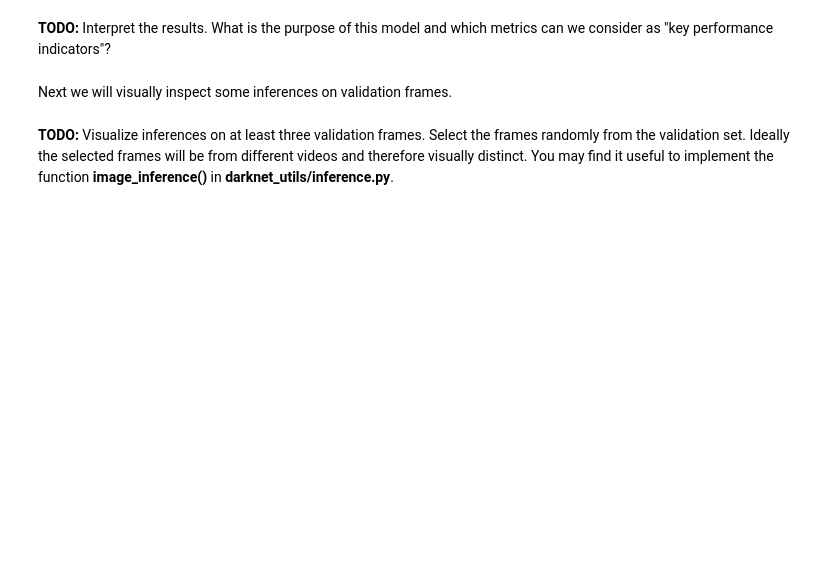
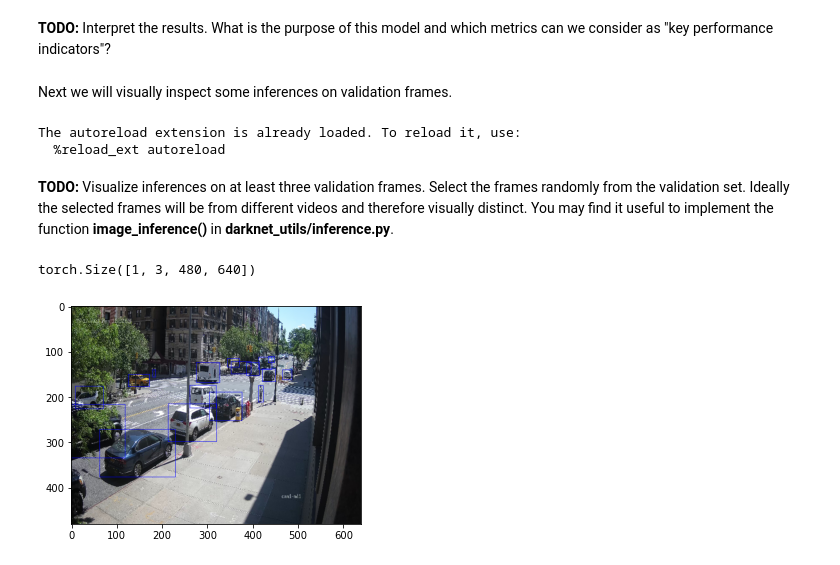
Before and after one commit to xs2445/22spring, a Jupyter notebook: 6692/hw5/ModelEvaluation.ipynb, the cells around one changed output. Saved outputs shown, nothing was run; the diff lists cells and outputs as text; code cells hidden in the pictures; blank space fills up the shorter version.

```diff
--- a/6692/hw5/ModelEvaluation.ipynb
+++ b/6692/hw5/ModelEvaluation.ipynb
@@ -30,7 +31,7 @@ from darknet_utils.darknet_to_pytorch import load_darknet_as_pytorch
 device = 'cuda'
 
 cfg_path = './cfg/yolov4-tiny-person-vehicle.cfg'
-weights_path = './weights/yolov4-tiny-person-vehicle_best.weights'
+weights_path = './darknet/backup/yolov4-tiny-person-vehicle_best.weights'
 torch_weights_path = 'weights/yolov4-tiny-person-vehicle_best.pt'
 
 validation_dataset_path = './data/validation/person-vehicle-yolov4-tiny'
@@ -40,9 +41,32 @@ NMS_THRESH = 0.4
 
 %load_ext autoreload
 %autoreload 2
+# %% [output]
+The autoreload extension is already loaded. To reload it, use:
+  %reload_ext autoreload
 # %%
 # TODO: load YOLOv4-Tiny as a PyTorch model with load_darknet_as_pytorch()
+model = load_darknet_as_pytorch(cfg_path, weights_path)
 # %% [markdown]
 **TODO:** Visualize inferences on at least three validation frames. Select the frames randomly from the validation set. Ideally the selected frames will be from different videos and therefore visually distinct. You may find it useful to implement the function **image_inference()** in **darknet_utils/inference.py**.
 # %%
 # TODO: Visualize inferences on randomly selected validation frames
+
+val_path = './data/validation'
+
+# randomly load one image from the validation directory
+count = 0
+while count < 1:
+    img_name = random.choice(os.listdir(val_path))
+    if '.jpg' in img_name:
+        count += 1
+        img_path = os.path.join(val_path, img_name)
+
+
+conf_thresh = 0.5
+nms_thresh = 0.5
+
+image_inference(img_path, model, conf_thresh, nms_thresh)
+# %% [output]
+torch.Size([1, 3, 480, 640])
+[figure, added]
```
Also changed, not shown: parts of 2 cells of this notebook, 11 other files.
